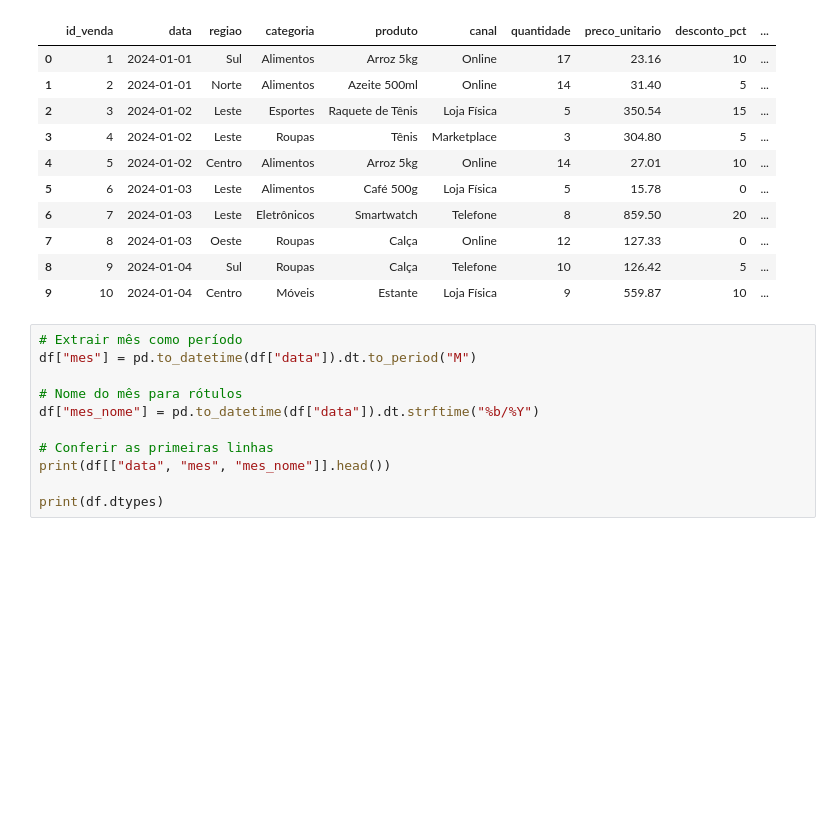
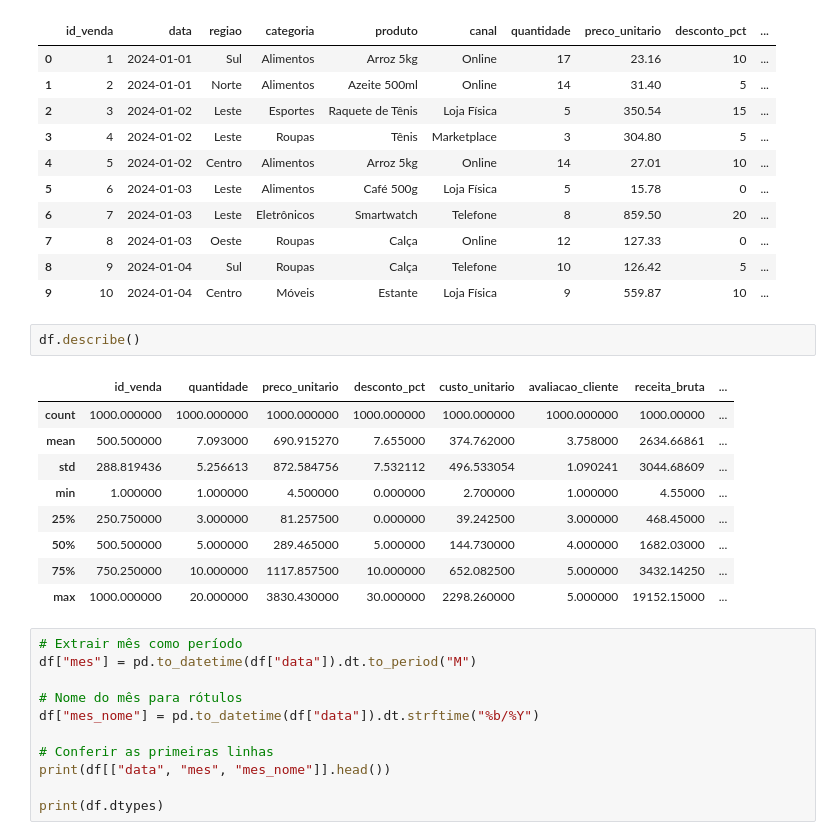
Before and after one commit to darwinspsenai/IA_Analise_preditiva_Aulas_Tecnicas, a Jupyter notebook: Modulo1/Semana-07/IA_preditiva_Semana7_Aula2.ipynb, the cells around one changed output. Saved outputs shown, nothing was run; the diff lists cells and outputs as text; blank space fills up the shorter version.

```diff
--- a/Modulo1/Semana07/IA_preditiva_Semana7_Aula2.ipynb
+++ b/Modulo1/Semana-07/IA_preditiva_Semana7_Aula2.ipynb
@@ -47,6 +47,18 @@ dtype: object
 | 7 | 8 | 2024-01-03 | Oeste | Roupas | Calça | Online | 12 | 127.33 | 0 | ... |
 | 8 | 9 | 2024-01-04 | Sul | Roupas | Calça | Telefone | 10 | 126.42 | 5 | ... |
 | 9 | 10 | 2024-01-04 | Centro | Móveis | Estante | Loja Física | 9 | 559.87 | 10 | ... |
+# %%
+df.describe()
+# %% [output]
+|  | id_venda | quantidade | preco_unitario | desconto_pct | custo_unitario | avaliacao_cliente | receita_bruta | ... |
+| count | 1000.000000 | 1000.000000 | 1000.000000 | 1000.000000 | 1000.000000 | 1000.000000 | 1000.00000 | ... |
+| mean | 500.500000 | 7.093000 | 690.915270 | 7.655000 | 374.762000 | 3.758000 | 2634.66861 | ... |
+| std | 288.819436 | 5.256613 | 872.584756 | 7.532112 | 496.533054 | 1.090241 | 3044.68609 | ... |
+| min | 1.000000 | 1.000000 | 4.500000 | 0.000000 | 2.700000 | 1.000000 | 4.55000 | ... |
+| 25% | 250.750000 | 3.000000 | 81.257500 | 0.000000 | 39.242500 | 3.000000 | 468.45000 | ... |
+| 50% | 500.500000 | 5.000000 | 289.465000 | 5.000000 | 144.730000 | 4.000000 | 1682.03000 | ... |
+| 75% | 750.250000 | 10.000000 | 1117.857500 | 10.000000 | 652.082500 | 5.000000 | 3432.14250 | ... |
+| max | 1000.000000 | 20.000000 | 3830.430000 | 30.000000 | 2298.260000 | 5.000000 | 19152.15000 | ... |
 # %%
 # Extrair mês como período
 df["mes"] = pd.to_datetime(df["data"]).dt.to_period("M")
```
Also changed, not shown: 6 other files.
